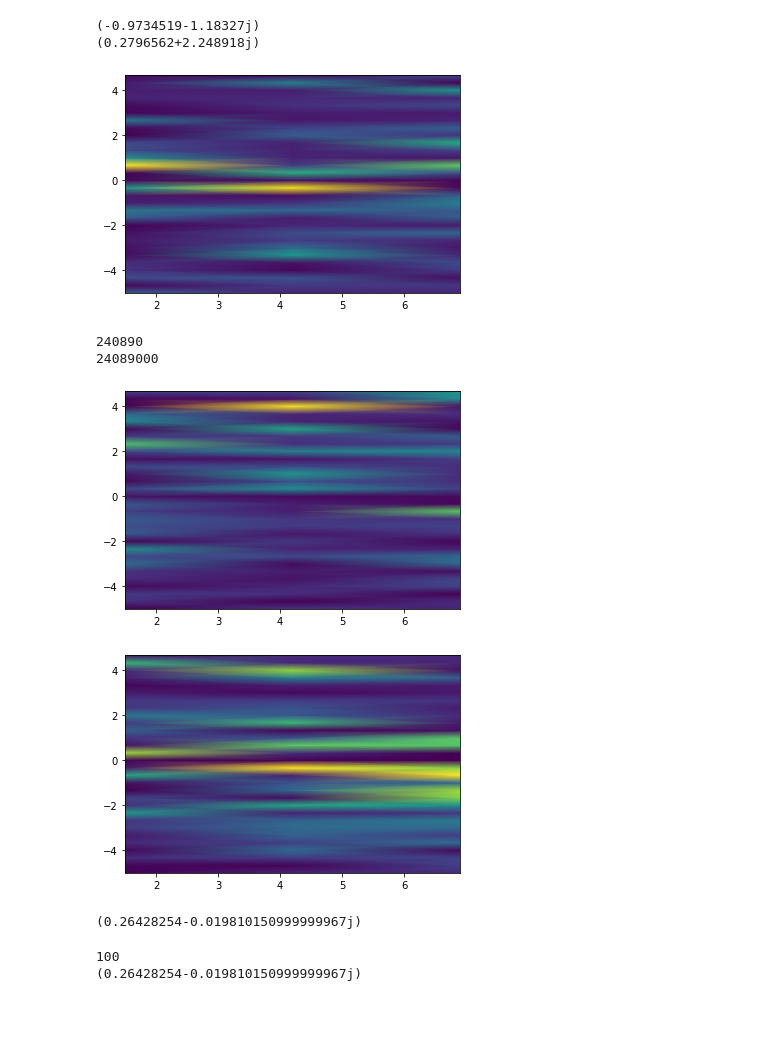
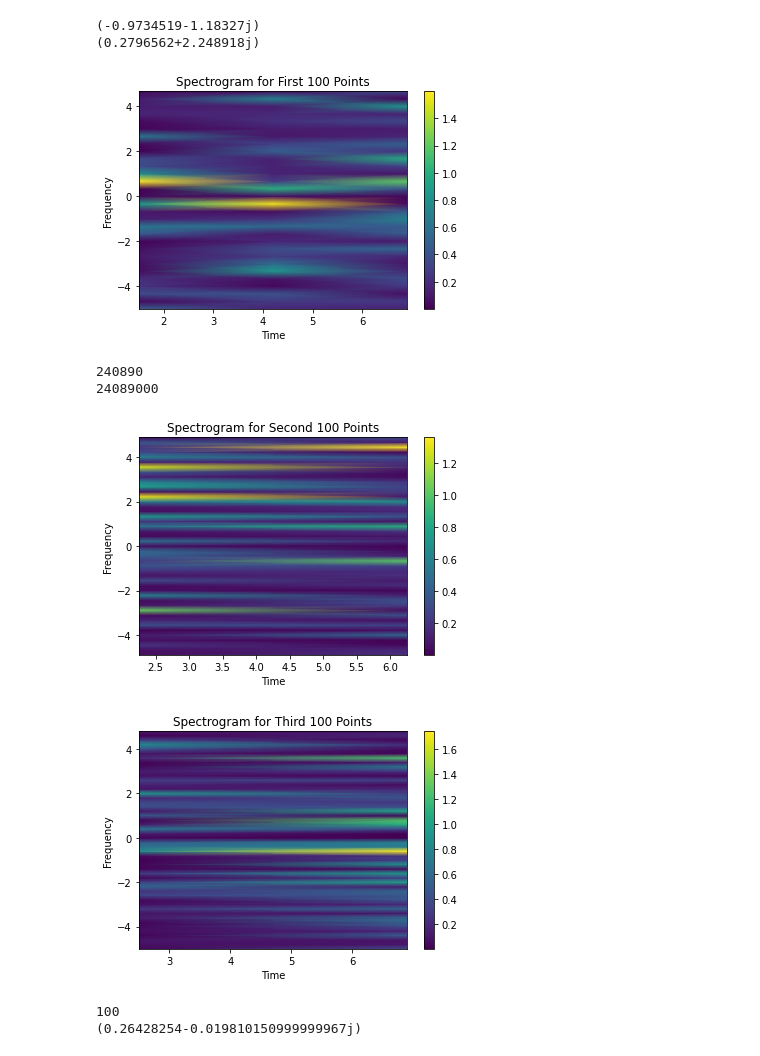
Before and after one commit to RoslynJessney/roslynmproject, a Jupyter notebook: runXXXII.ipynb, the cells around one changed output. Saved outputs shown, nothing was run; the diff lists cells and outputs as text; code cells hidden in the pictures; blank space fills up the shorter version.

```diff
--- a/runXXXII.ipynb
+++ b/runXXXII.ipynb
@@ -116,11 +123,16 @@ print(batches[1][0])
 (-0.9734519-1.18327j)
 (0.2796562+2.248918j)
 # %%
-f, t, Sxx = signal.spectrogram(batches[0]-np.mean(batches[0]), 10, nperseg=30, return_onesided=False)
+#spectrogram of first set of 100 points, batches[0]
+f, t, Sxx = signal.spectrogram(batches[0]-np.mean(batches[0]), 10, nperseg=30, nfft=30, return_onesided=False)
 plt.pcolormesh(t, fftshift(f), fftshift(Sxx, axes=0), shading='gouraud')
+plt.colorbar()
+plt.ylabel('Frequency')
+plt.xlabel('Time')
+plt.title('Spectrogram for First 100 Points')
 plt.show()
 # %% [output]
-[figure, old version]
+[figure, new version]
 # %%
 print(len(batches))
 print(len(comb))
@@ -128,14 +140,24 @@ print(len(comb))
 240890
 24089000
 # %%
-f1, t1, Sxx1 = signal.spectrogram(batches[1]-np.mean(batches[1]), 10, nperseg=30, return_onesided=False)
+#spectrogram of second set of 100 points, batches[1]
+f1, t1, Sxx1 = signal.spectrogram(batches[1]-np.mean(batches[1]), 10, nperseg=45, return_onesided=False)
 plt.pcolormesh(t1, fftshift(f1), fftshift(Sxx1, axes=0), shading='gouraud')
+plt.colorbar()
+plt.ylabel('Frequency')
+plt.xlabel('Time')
+plt.title('Spectrogram for Second 100 Points')
 plt.show()
 # %% [output]
-[figure, old version]
+[figure, new version]
 # %%
-f2, t2, Sxx2 = signal.spectrogram(batches[2]-np.mean(batches[2]), 10, nperseg=30, return_onesided=False)
+#spectrogram of third set of 100 points, batches[2]
+f2, t2, Sxx2 = signal.spectrogram(batches[2]-np.mean(batches[2]), 10, nperseg=50, return_onesided=False)
 plt.pcolormesh(t2, fftshift(f2), fftshift(Sxx2, axes=0), shading='gouraud')
+plt.colorbar()
+plt.ylabel('Frequency')
+plt.xlabel('Time')
+plt.title('Spectrogram for Third 100 Points')
 plt.show()
 # %% [output]
-[figure, old version]
+[figure, new version]
@@ -158,16 +184,3 @@ for i in range(0,20):
-# %%
-#check that rows0 is a list of the 0th item in the first 20 lists within batches
-#works but need this 100 times
-#print(batches[0][0])
-#print(batches[1][0])
-#print(batches[2][0])
-#print(batches[19][0])
-
-#print(len(rows0))
-#print(rows0)
-print(np.mean(rows0))
-# %% [output]
-(0.26428254-0.019810150999999967j)
 # %%
 #avg20 is a list of the average of the first 20 lists within batches
 #first row is avg of batches[0][0] to batches[20[0]] and so on)
```
Also changed, not shown: parts of 11 cells of this notebook.
